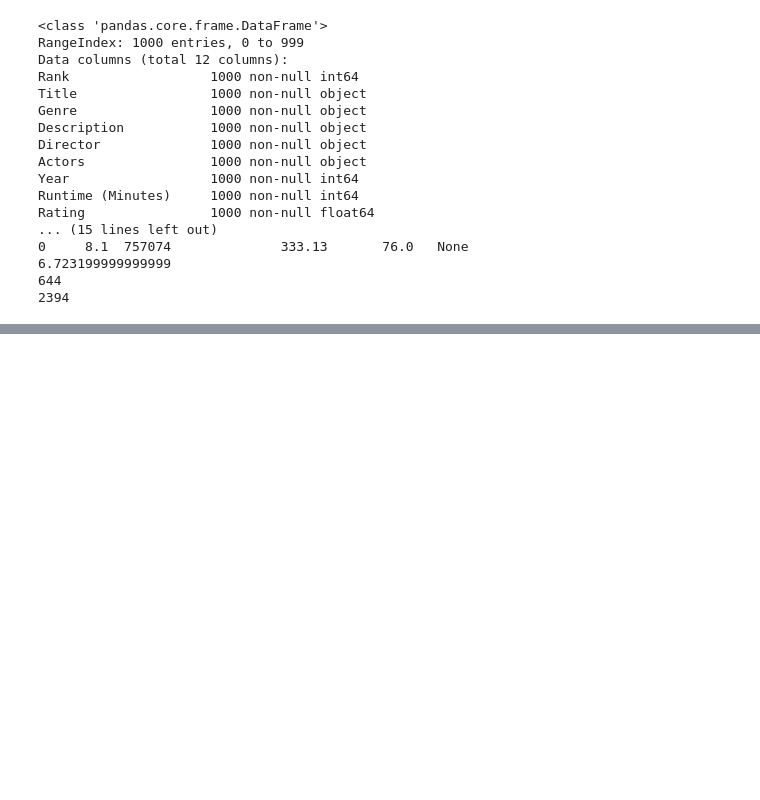
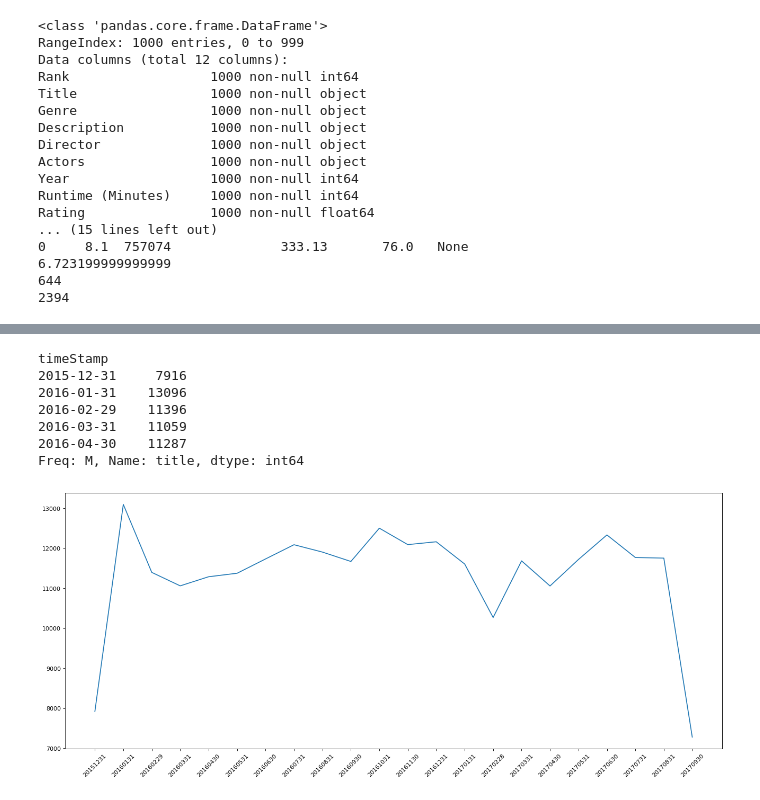
Before and after one commit to alexdyysp/Python3_MarchineLearning, a Jupyter notebook: DataAnalysis/pandas_demo.ipynb, the cells around one changed output, grey strips where cells are left out. Saved outputs shown, nothing was run; the diff lists cells and outputs as text; code cells hidden in the pictures; blank space fills up the shorter version.

```diff
--- a/DataAnalysis/pandas_demo.ipynb
+++ b/DataAnalysis/pandas_demo.ipynb
@@ -156,0 +387,35 @@ Rating                1000 non-null float64
+# %%
+# 911电话次数月份变化
+import pandas as pd
+import numpy as np
+from matplotlib import pyplot as plt
+from matplotlib import font_manager
+my_font = font_manager.FontProperties(fname="/usr/share/fonts/truetype/arphic/ukai.ttc")
+file_path = "./911.csv"
+# prepare data
+df = pd.read_csv(file_path)
+df["timeStamp"] = pd.to_datetime(df["timeStamp"]) #时间戳
+df.set_index("timeStamp", inplace=True)
+count_by_month = df.resample("M").count()["title"]
+print(count_by_month.head(5))
+# draw figure
+# set x,y axis
+_x = count_by_month.index
+_y = count_by_month.values
+_x = [i.strftime("%Y%m%d") for i in _x]
+# set figure size
+plt.figure(figsize=(20,8), dpi=80)
+plt.plot(range(len(_x)), _y)
+# set x ticks
+plt.xticks(range(len(_x)), _x, rotation=45)
+# display
+plt.show()
+# %% [output]
+timeStamp
+2015-12-31     7916
+2016-01-31    13096
+2016-02-29    11396
+2016-03-31    11059
+2016-04-30    11287
+Freq: M, Name: title, dtype: int64
+[figure, added]
```
Also changed, not shown: parts of 17 cells of this notebook.
